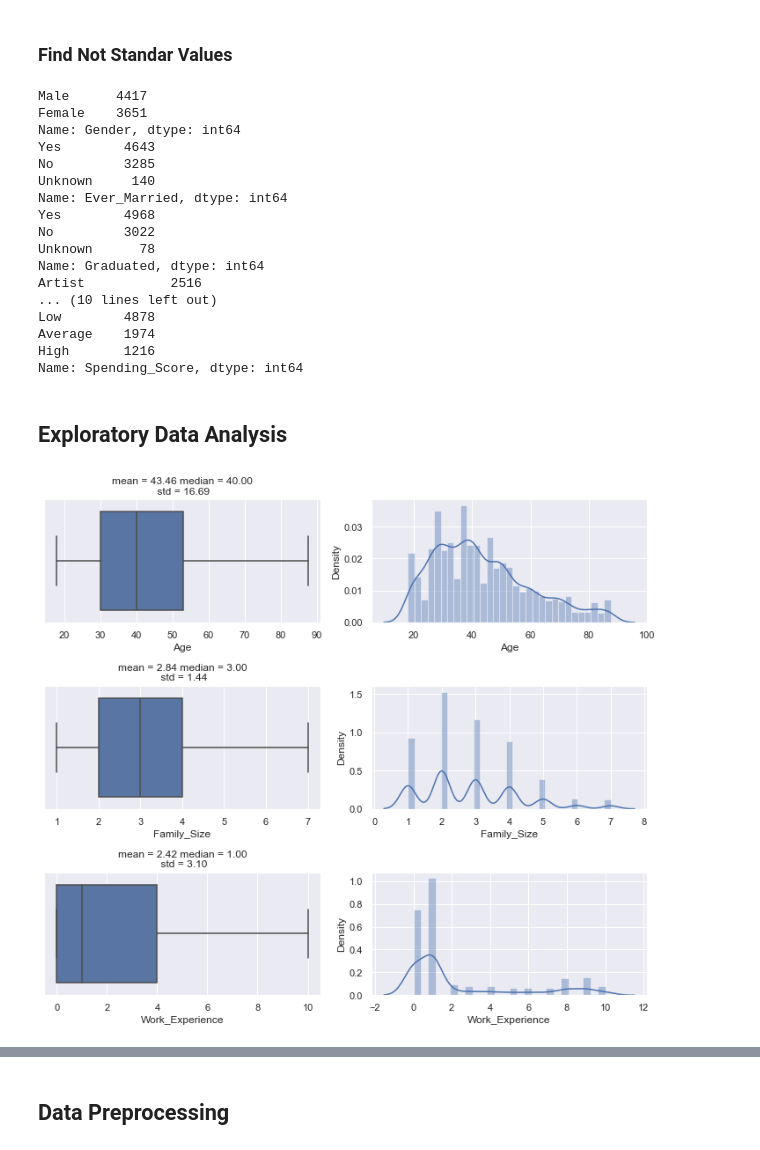
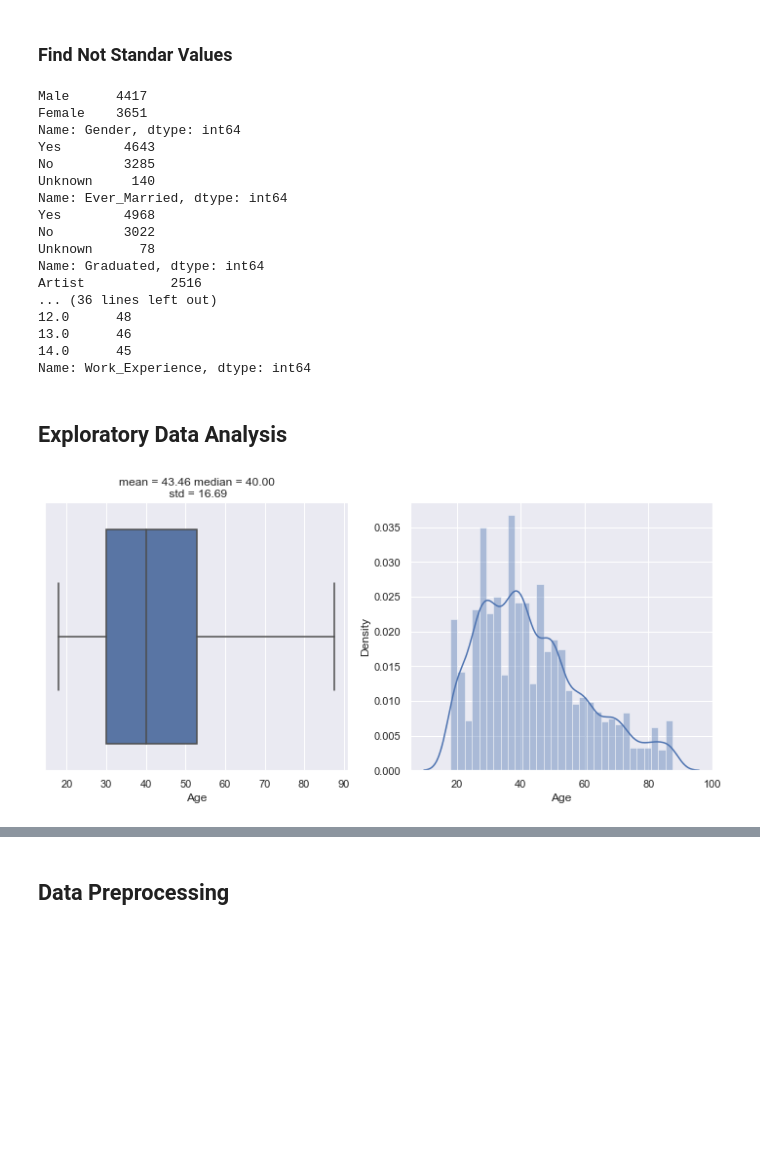
Before and after one commit to rfajri27/customer_segmentation, a Jupyter notebook: customer_segmentation.ipynb, the cells around one changed output, grey strips where cells are left out. Drawn from its saved outputs; the diff is of its cells as text; code cells hidden in the pictures; blank space fills up the shorter version.

```diff
--- a/customer_segmentation.ipynb
+++ b/customer_segmentation.ipynb
@@ -42,8 +42,9 @@ df.head()
 | 3 | 461735 | Male | Yes | 67 | Yes | Lawyer | 0.0 | High | ... |
 | 4 | 462669 | Female | Yes | 40 | Yes | Entertainment | NaN | High | ... |
 # %%
-kolom_numerik = ['Age', 'Family_Size', 'Work_Experience']
-kolom_kategorikal = ['Gender', 'Ever_Married', 'Graduated', 'Profession', 'Spending_Score']
+kolom_numerik = ['Age']
+kolom_kategorik = ['Gender', 'Ever_Married', 'Graduated', 'Profession',
+                     'Spending_Score', 'Family_Size', 'Work_Experience']
 # %% [markdown]
 ## Data Cleansing
 # %%
@@ -92,10 +93,10 @@ Pada kolom numerik akan dilakukan imputation dengan menggunakan **nilai median**
 # %%
-for kol in kolom_numerik:
-    med = df[kol].median()
-    df[kol].fillna(med, inplace=True)
+for kol in kolom_kategorik:
+    if (kol == 'Family_Size' or kol == 'Work_Experience'):
+        med = df[kol].median()
+        df[kol].fillna(med, inplace=True)
+    else:
+        df[kol].fillna('Unknown', inplace=True)
-# %%
-for kol in kolom_kategorikal:
-    df[kol].fillna('Unknown', inplace=True)
 # %%
 df.isna().sum()
 # %% [output]
@@ -150,7 +147,7 @@ df = df.mask(kondisi_lower_than, minimum, axis=1)
 # %% [markdown]
 ### Find Not Standar Values
 # %%
-for kol in kolom_kategorikal:
+for kol in kolom_kategorik:
     print(df[kol].value_counts())
 # %% [output]
 Male      4417
@@ -165,28 +162,26 @@ No         3022
 Unknown      78
 Name: Graduated, dtype: int64
 Artist           2516
-... (10 lines left out)
-Low        4878
-Average    1974
-High       1216
-Name: Spending_Score, dtype: int64
+... (36 lines left out)
+12.0      48
+13.0      46
+14.0      45
+Name: Work_Experience, dtype: int64
 # %% [markdown]
 ## Exploratory Data Analysis
 # %%
-def observasi_num(features):
-    fig, axs = plt.subplots(len(features), 2, figsize=(10, 9))
-    for i, kol in enumerate(features):
-        sns.boxplot(df[kol], ax = axs[i][0])
-        sns.distplot(df[kol], ax = axs[i][1])
-        axs[i][0].set_title('mean = %.2f median = %.2f\n std = %.2f'%(df[kol].mean(),
-                                                                        df[kol].median(),
-                                                                        df[kol].std()))
-    plt.tight_layout()
-    plt.show()
 
-observasi_num(kolom_numerik)
+fig, axs = plt.subplots(1, 2, figsize=(10, 5))
+sns.boxplot(df['Age'], ax = axs[0])
+sns.distplot(df['Age'], ax = axs[1])
+axs[0].set_title('mean = %.2f median = %.2f\n std = %.2f'%(df['Age'].mean(),
+                                                              df['Age'].median(),
+                                                              df['Age'].std()))
+plt.tight_layout()
+plt.savefig('images/obs_num.png')
+plt.show()
 # %% [output]
-[figure, old version]
+[figure, new version]
 # %%
 def observasi_kat(features):
     fig, axs = plt.subplots(len(features),1,figsize=(10,20))
```
Also changed, not shown: parts of 15 cells of this notebook, 13 other files.
